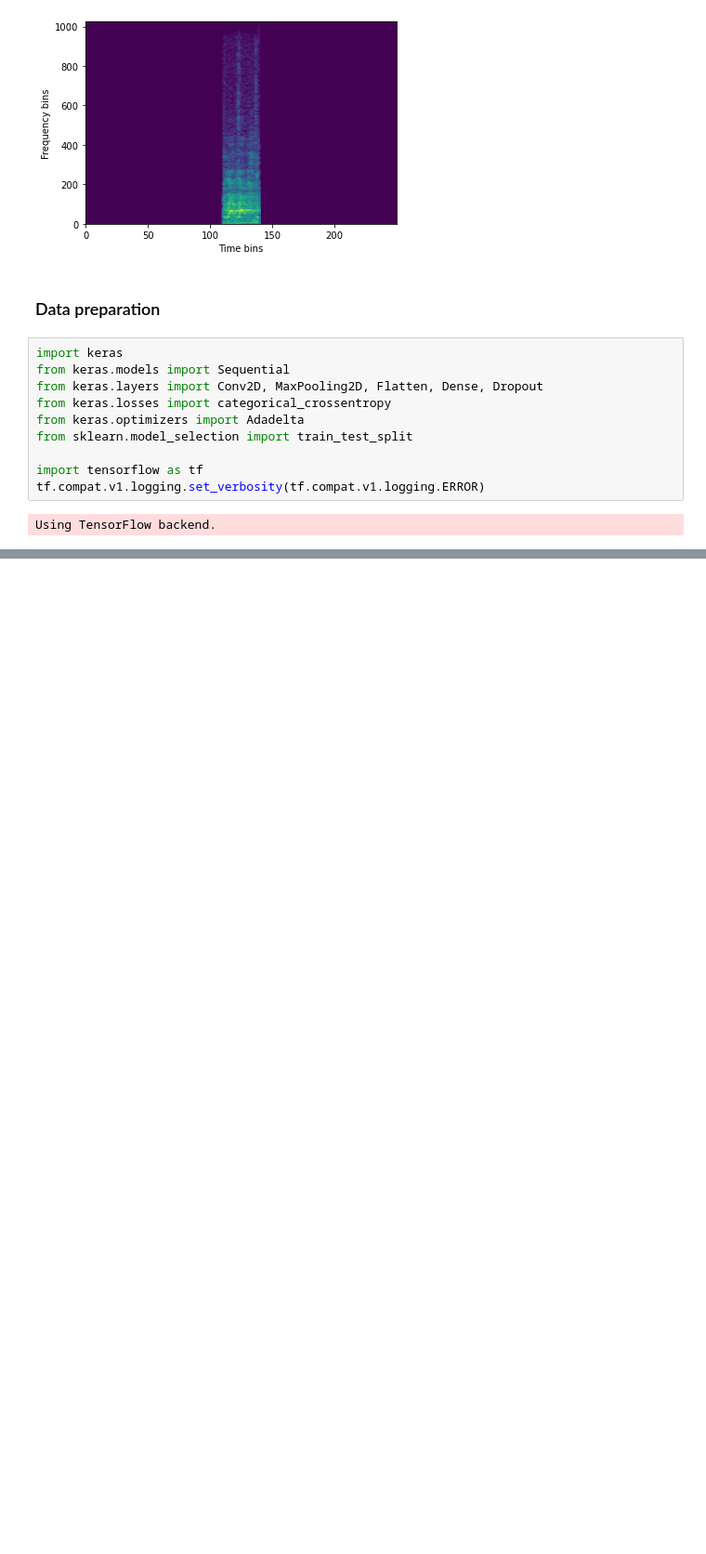
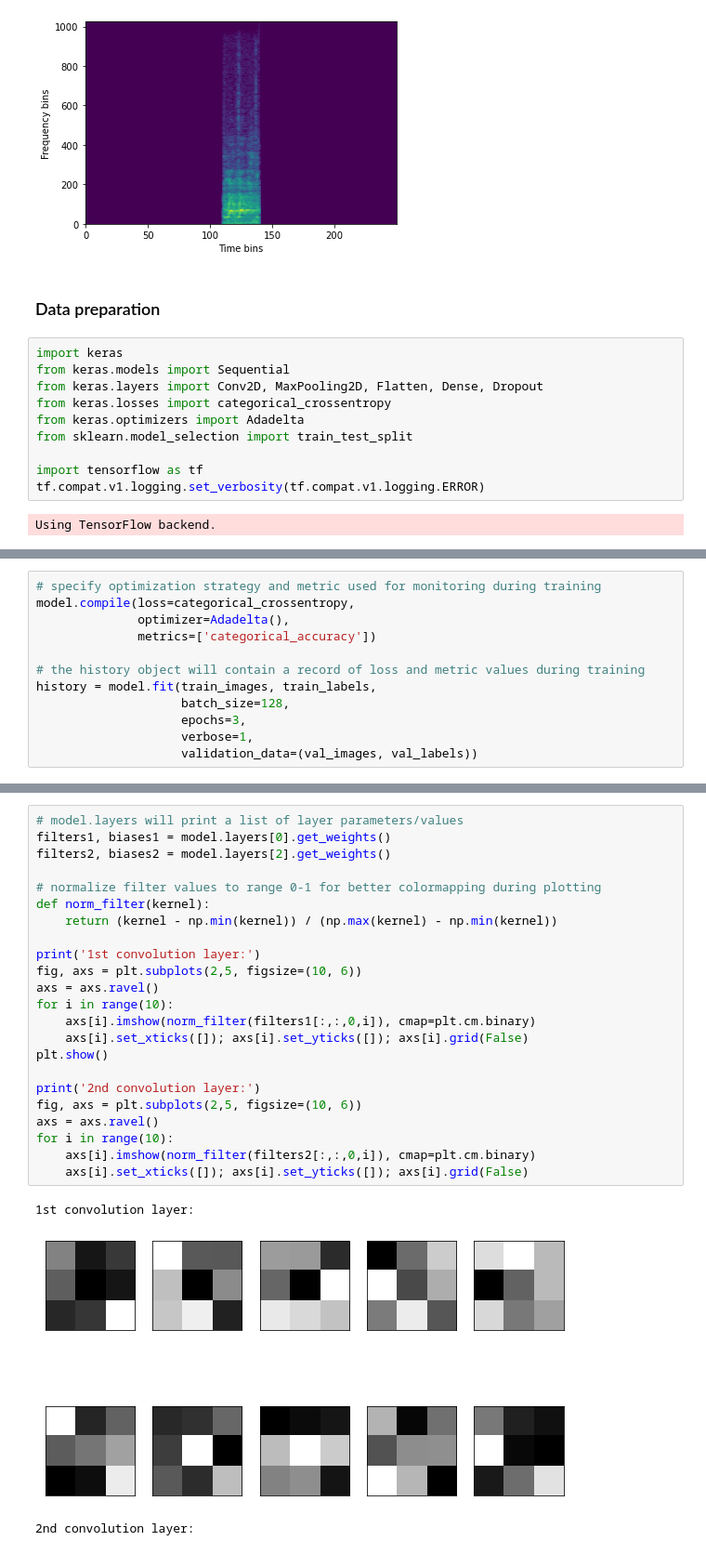
Before and after one commit to AleksandraPanfilova/Zebra_Project, a Jupyter notebook: AudioLoad+CNN.ipynb, the cells around one changed output, grey strips where cells are left out. Shown: that part at 93% size. Cells and saved outputs as stored; diff of their text form; blank space fills up the shorter version.

```diff
--- a/AudioLoad+CNN.ipynb
+++ b/AudioLoad+CNN.ipynb
@@ -93,0 +155,12 @@ test_labels = keras.utils.to_categorical(test_labels, num_classes)
+# %%
+# specify optimization strategy and metric used for monitoring during training
+model.compile(loss=categorical_crossentropy,
+              optimizer=Adadelta(),
+              metrics=['categorical_accuracy'])
+
+# the history object will contain a record of loss and metric values during training
+history = model.fit(train_images, train_labels,
+                    batch_size=128,
+                    epochs=3,
+                    verbose=1,
+                    validation_data=(val_images, val_labels))
@@ -93,0 +178,27 @@ test_labels = keras.utils.to_categorical(test_labels, num_classes)
+# %%
+# model.layers will print a list of layer parameters/values
+filters1, biases1 = model.layers[0].get_weights()
+filters2, biases2 = model.layers[2].get_weights()
+
+# normalize filter values to range 0-1 for better colormapping during plotting
+def norm_filter(kernel):
+    return (kernel - np.min(kernel)) / (np.max(kernel) - np.min(kernel))
+
+print('1st convolution layer:')
+fig, axs = plt.subplots(2,5, figsize=(10, 6))
+axs = axs.ravel()
+for i in range(10):
+    axs[i].imshow(norm_filter(filters1[:,:,0,i]), cmap=plt.cm.binary)
+    axs[i].set_xticks([]); axs[i].set_yticks([]); axs[i].grid(False)
+plt.show()
+
+print('2nd convolution layer:')
+fig, axs = plt.subplots(2,5, figsize=(10, 6))
+axs = axs.ravel()
+for i in range(10):
+    axs[i].imshow(norm_filter(filters2[:,:,0,i]), cmap=plt.cm.binary)
+    axs[i].set_xticks([]); axs[i].set_yticks([]); axs[i].grid(False)
+# %% [output]
+1st convolution layer:
+[figure, added]
+2nd convolution layer:
```
Also changed, not shown: parts of 14 cells of this notebook.
